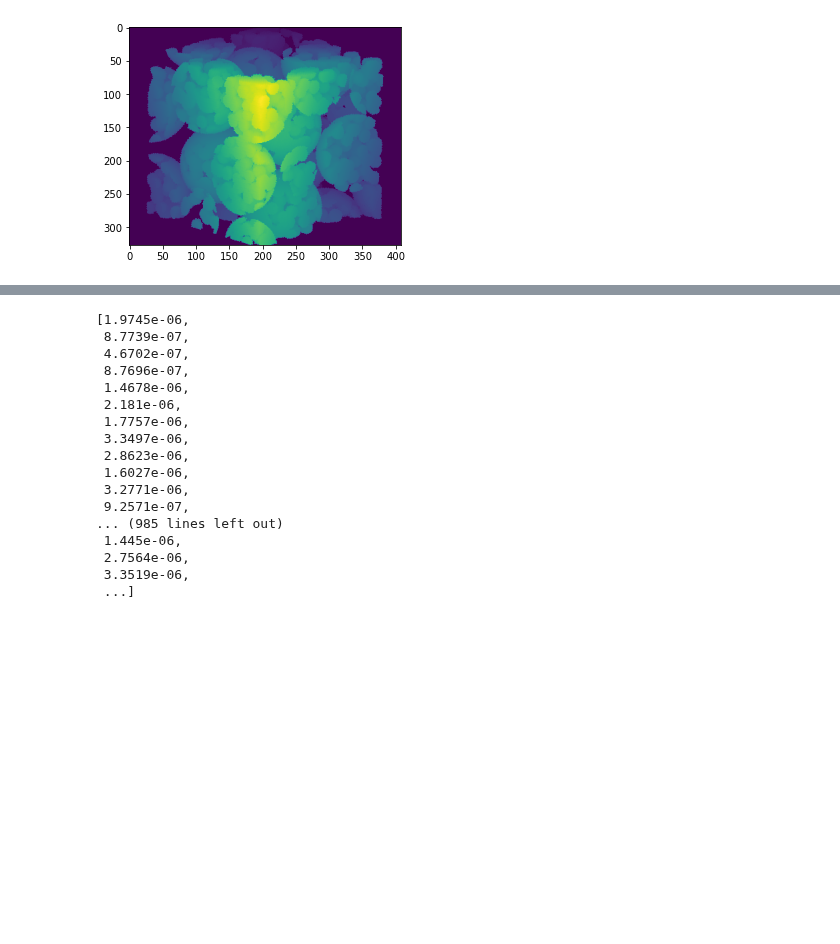
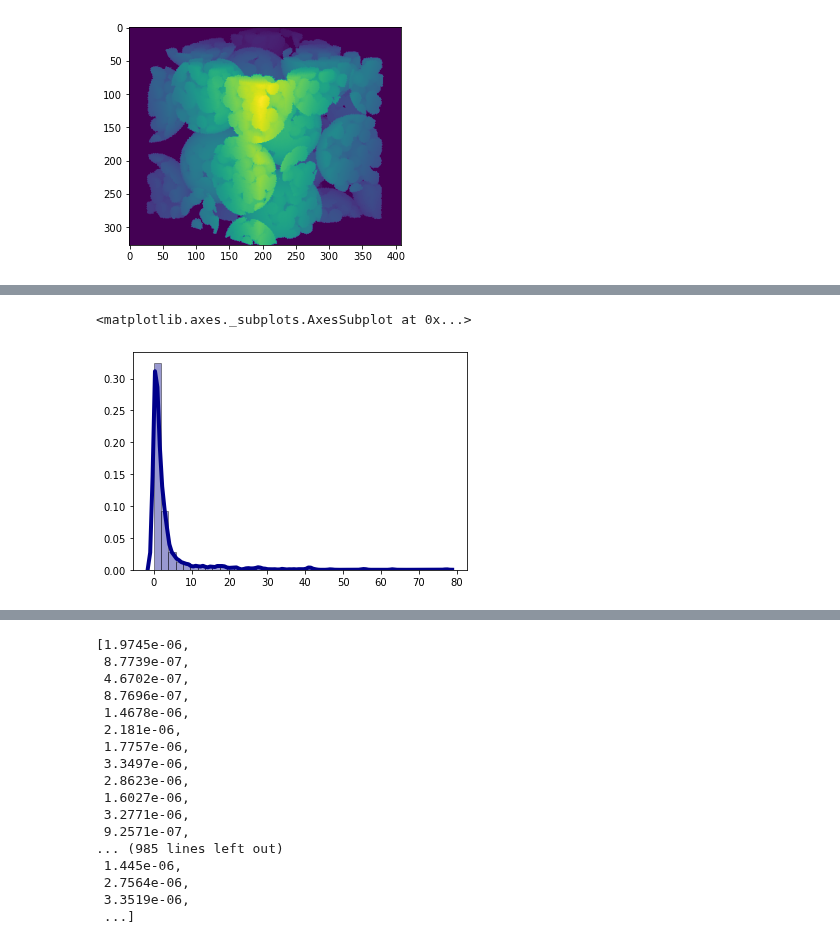
Before and after one commit to akkendrick/LABMOPS, a Jupyter notebook: analyze3Dsim.ipynb, the cells around one changed output, grey strips where cells are left out. Drawn from its saved outputs; the diff is of its cells as text; code cells hidden in the pictures; blank space fills up the shorter version.

```diff
--- a/analyze3Dsim.ipynb
+++ b/analyze3Dsim.ipynb
@@ -193,0 +221,15 @@ plt.scatter(poreDiamVec,velNormPoreVec)
+# %%
+# try to estimate displacement distribution
+nRegions = np.unique(snowFilt.regions).size
+bigDelta = 90E-03 # time for spins to move in seconds, current setting is 90ms
+poreDispVector = np.zeros(nRegions)
+for a in range(0, nRegions):
+    poreDispVector[a] = velNormPoreVec[a]*bigDelta
+
+sns.distplot(poreDispVector, hist=True, kde=True,
+             bins=int(40), color = 'darkblue',
+             hist_kws={'edgecolor':'black'},
+             kde_kws={'linewidth': 4})
+# %% [output]
+<matplotlib.axes._subplots.AxesSubplot at 0x...>
+[figure, added]
```
Also changed, not shown: parts of 11 cells of this notebook.
